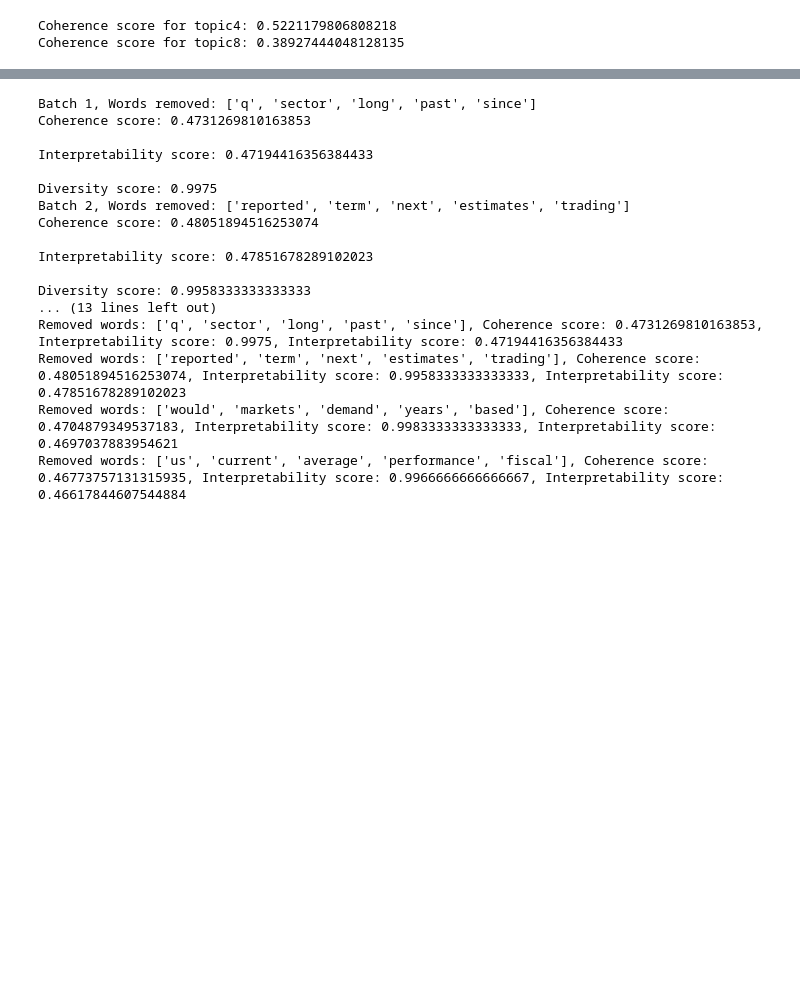
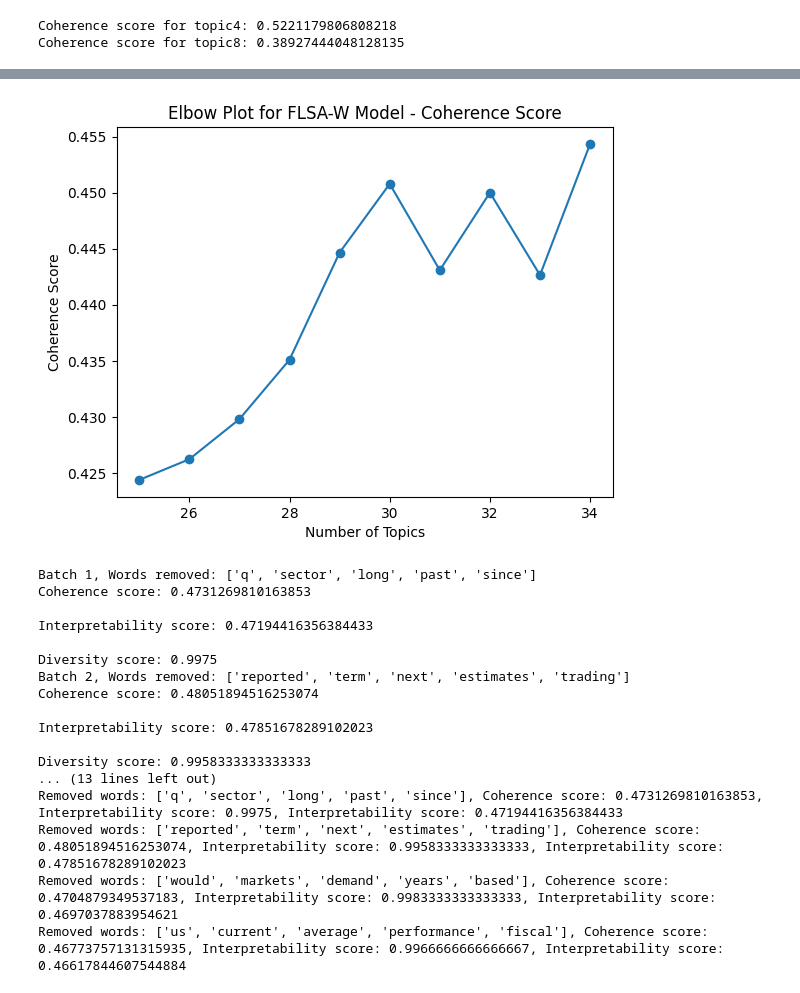
Before and after one commit to mehdigreefhorst/NLP-JADS, a Jupyter notebook: Assignment2/FLSAW/FLSAW.ipynb, the cells around one changed output, grey strips where cells are left out. Drawn from its saved outputs; the diff is of its cells as text; code cells hidden in the pictures; blank space fills up the shorter version.

Commit message:
Adding model multiple FLSA-W iterations

```diff
--- a/Assignment2/FLSAW/FLSAW.ipynb
+++ b/Assignment2/FLSAW/FLSAW.ipynb
@@ -751,3 +799,19 @@ plt.show()
+# %%
+# Define topic numbers to test
+num_topics_list = list(range(25, 35, 1))  # Range based on recommendations in the paper
+num_words = 20  # Based on assignment and paper's suggestion for topic interpretability
+
+# Compute coherence values for the topic range
+coherence_values = compute_flsaw_coherence_values(input_data=processed_content, num_topics_list=num_topics_list, num_words=num_words)
+
+# Plot the elbow plot
+plt.plot(num_topics_list, coherence_values, marker='o')
+plt.xlabel("Number of Topics")
+plt.ylabel("Coherence Score")
+plt.title("Elbow Plot for FLSA-W Model - Coherence Score")
+plt.show()
+# %% [output]
+[figure, added]
 # %%
 file_path = '../data/flsaw_processed_content.csv'
 num_topics = 60  # Adjust based on initial model findings or elbow plot
```
Also changed, not shown: parts of 32 cells of this notebook.
